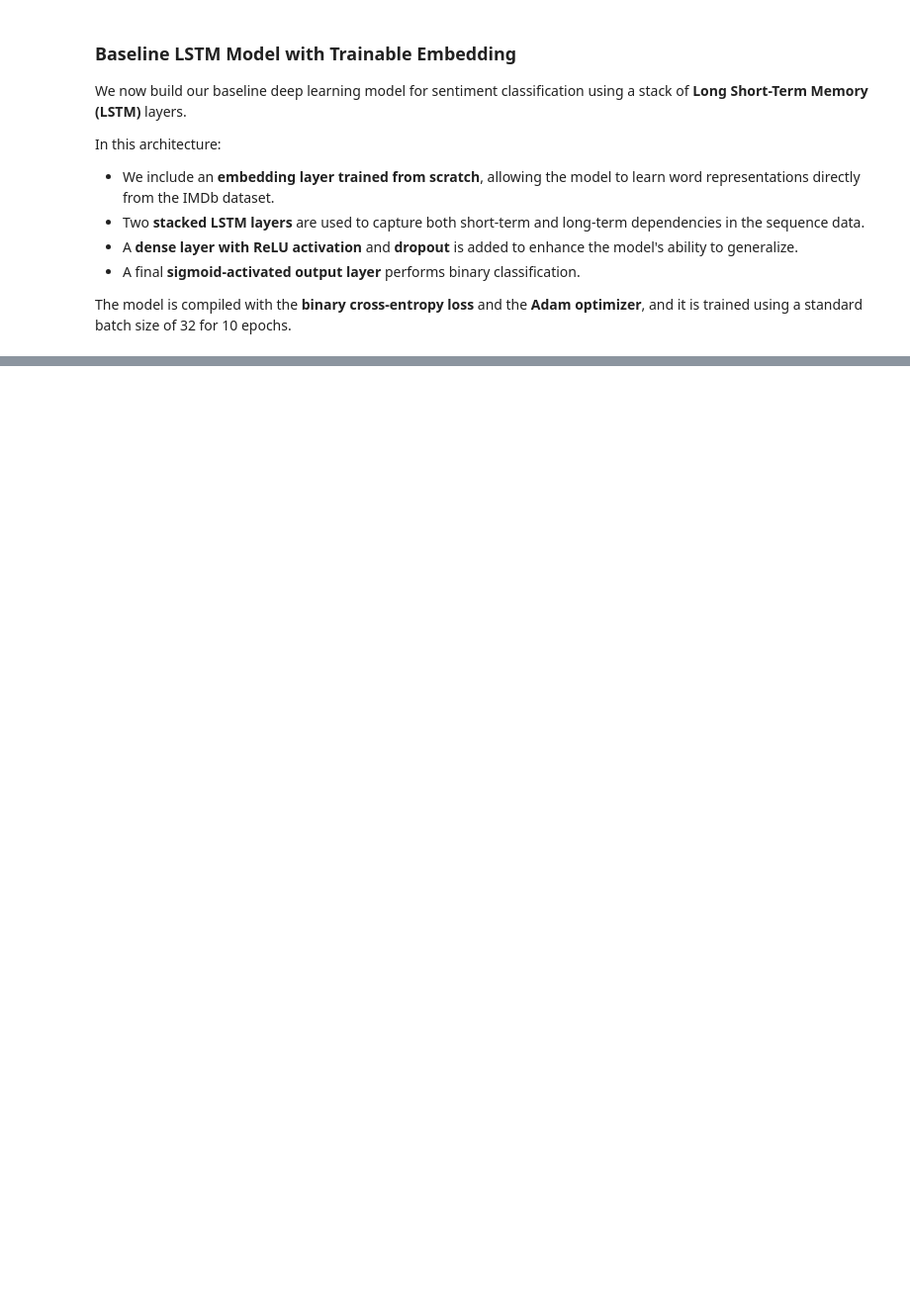
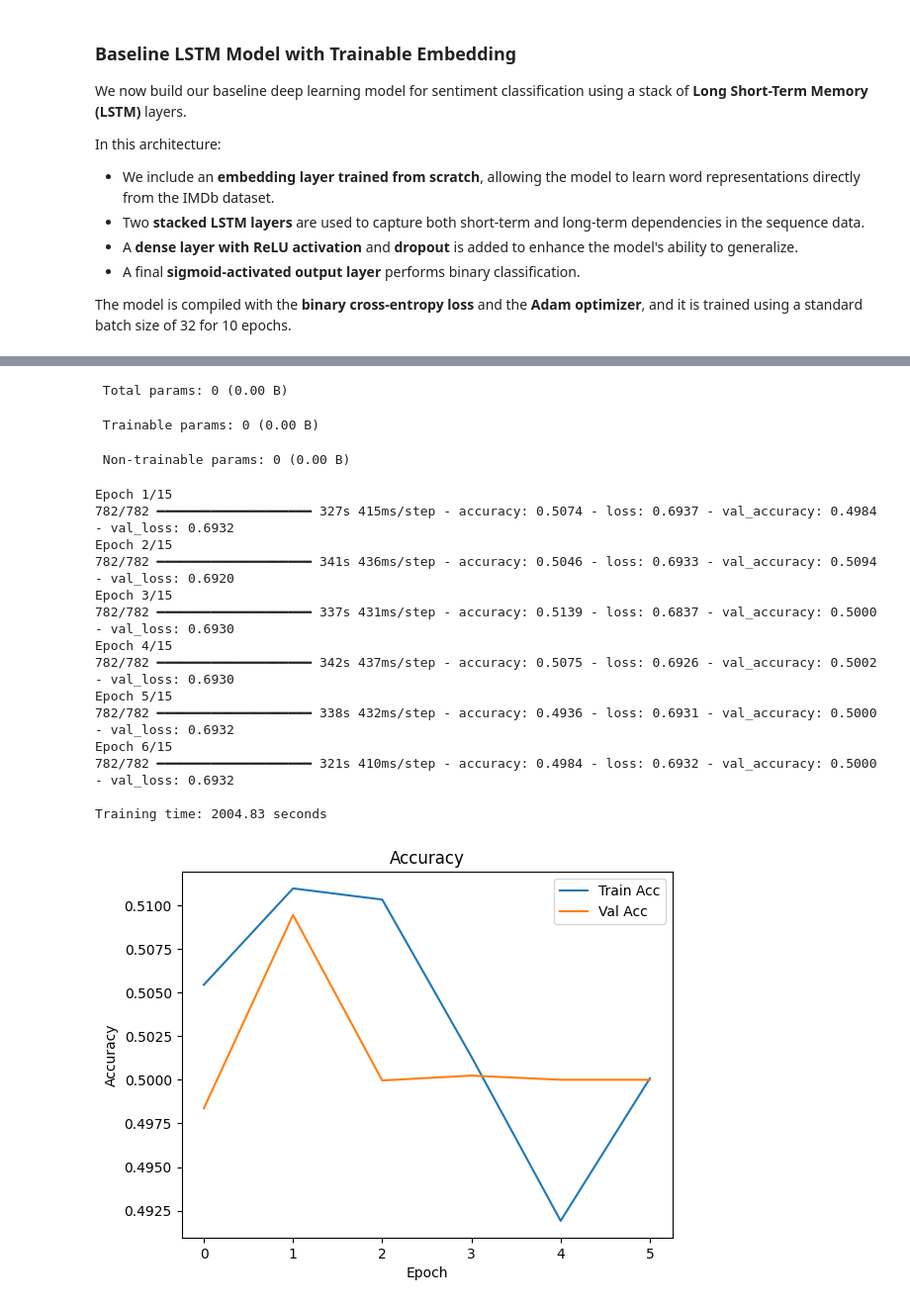
Before and after one commit to g1armando/IMDb-sentiment-analysis, a Jupyter notebook: IMDb Sentiment Analysis.ipynb, the cells around one changed output, grey strips where cells are left out. Shown: that part at 99% size. Saved outputs shown, nothing was run; the diff lists cells and outputs as text; code cells hidden in the pictures; blank space fills up the shorter version.

```diff
--- a/IMDb Sentiment Analysis.ipynb
+++ b/IMDb Sentiment Analysis.ipynb
@@ -187,0 +220,62 @@ print(f"\nTraining time: {elapsed_time:.2f} seconds")
+# %%
+# Create the model with an embedding layer trained from scratch
+embedding_dim = 100
+
+model = Sequential([
+    Embedding(input_dim=num_words, output_dim=embedding_dim, input_length=max_len),
+    LSTM(128, return_sequences=True),
+    LSTM(64),
+    Dense(64, activation='relu'),
+    Dropout(0.5),
+    Dense(1, activation='sigmoid')
+])
+
+# Adam optimizer with gradient clipping and increased learning rate
+optimizer = Adam(learning_rate=1e-3, clipnorm=1.0)
+
+# Compile the model
+model.compile(loss='binary_crossentropy', optimizer=optimizer, metrics=['accuracy'])
+
+# Display model summary
+model.summary()
+
+# Early stopping callback
+early_stop = EarlyStopping(monitor='val_loss', patience=4, restore_best_weights=True)
+
+start_time = time.time()
+
+# Train the model
+batch_size = 32
+epochs = 15
+history = model.fit(
+    x_train, y_train,
+    epochs=epochs,
+    batch_size=batch_size,
+    validation_data=(x_test, y_test),
+    callbacks=[early_stop]
+)
+
+end_time = time.time()
+
+elapsed_time = end_time - start_time
+print(f"\nTraining time: {elapsed_time:.2f} seconds")
+
+# Plotting training history
+# Accuracy
+plt.plot(history.history['accuracy'], label='Train Acc')
+plt.plot(history.history['val_accuracy'], label='Val Acc')
+plt.title('Accuracy')
+plt.xlabel('Epoch')
+plt.ylabel('Accuracy')
+plt.legend()
+plt.show()
+
+# Loss
+plt.plot(history.history['loss'], label='Train Loss')
+plt.plot(history.history['val_loss'], label='Val Loss')
+plt.title('Loss')
+plt.xlabel('Epoch')
+plt.ylabel('Loss')
+plt.legend()
+plt.show()
+# %% [output]
@@ -187,0 +298,18 @@ print(f"\nTraining time: {elapsed_time:.2f} seconds")
+ Total params: 0 (0.00 B)
+ Trainable params: 0 (0.00 B)
+ Non-trainable params: 0 (0.00 B)
+Epoch 1/15
+782/782 ━━━━━━━━━━━━━━━━━━━━ 327s 415ms/step - accuracy: 0.5074 - loss: 0.6937 - val_accuracy: 0.4984 - val_loss: 0.6932
+Epoch 2/15
+782/782 ━━━━━━━━━━━━━━━━━━━━ 341s 436ms/step - accuracy: 0.5046 - loss: 0.6933 - val_accuracy: 0.5094 - val_loss: 0.6920
+Epoch 3/15
+782/782 ━━━━━━━━━━━━━━━━━━━━ 337s 431ms/step - accuracy: 0.5139 - loss: 0.6837 - val_accuracy: 0.5000 - val_loss: 0.6930
+Epoch 4/15
+782/782 ━━━━━━━━━━━━━━━━━━━━ 342s 437ms/step - accuracy: 0.5075 - loss: 0.6926 - val_accuracy: 0.5002 - val_loss: 0.6930
+Epoch 5/15
+782/782 ━━━━━━━━━━━━━━━━━━━━ 338s 432ms/step - accuracy: 0.4936 - loss: 0.6931 - val_accuracy: 0.5000 - val_loss: 0.6932
+Epoch 6/15
+782/782 ━━━━━━━━━━━━━━━━━━━━ 321s 410ms/step - accuracy: 0.4984 - loss: 0.6932 - val_accuracy: 0.5000 - val_loss: 0.6932
+
+Training time: 2004.83 seconds
+[figure, added]
```
Also changed, not shown: parts of 8 cells of this notebook.
